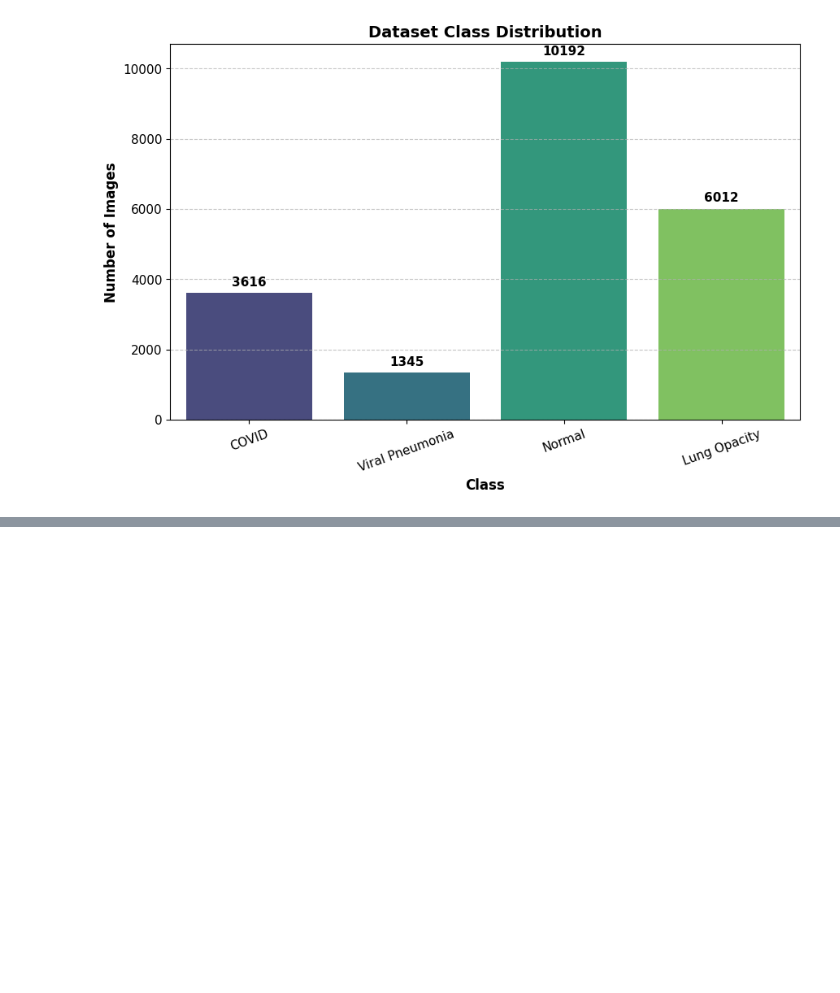
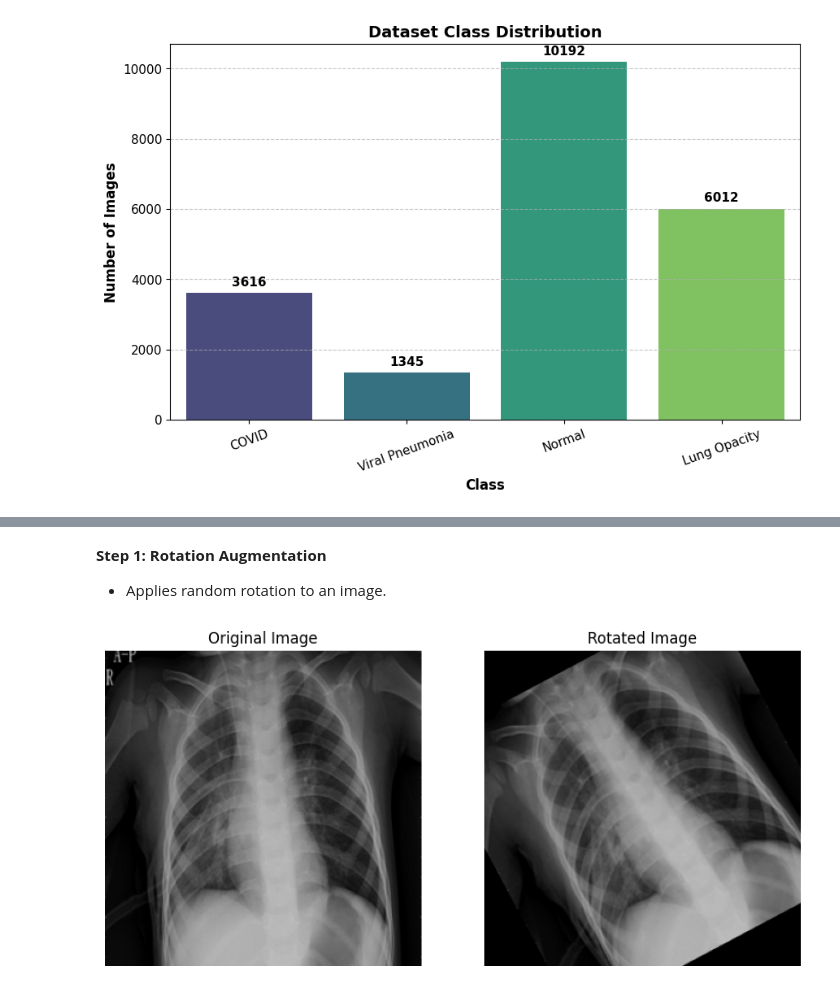
Before and after one commit to BehrozKhawar-23005633/MultiClass-Lung-Disease-Detection, a Jupyter notebook: Pneumonia_Detection.ipynb, the cells around one changed output, grey strips where cells are left out. Saved outputs shown, nothing was run; the diff lists cells and outputs as text; code cells hidden in the pictures; blank space fills up the shorter version.

```diff
--- a/Pneumonia_Detection.ipynb
+++ b/Pneumonia_Detection.ipynb
@@ -82,0 +257,48 @@ plot_class_distribution(categories, image_counts)
+# %% [markdown]
+**Step 1: Rotation Augmentation**
+
+*    Applies random rotation to an image.
+# %%
+def apply_rotation(image_path, rotation_range=30):
+
+    image = cv2.imread(image_path)
+    image = cv2.cvtColor(image, cv2.COLOR_BGR2RGB)
+
+    height, width = image.shape[:2]
+
+    # Choose a random rotation angle
+    angle = random.uniform(-rotation_range, rotation_range)
+
+    # Compute rotation matrix
+    M = cv2.getRotationMatrix2D((width // 2, height // 2), angle, 1)
+    rotated_image = cv2.warpAffine(image, M, (width, height))
+
+    return rotated_image
+
+# Select a random image from the dataset
+image_folder = "/content/drive/MyDrive/Colab Notebooks/COVID-19_Radiography_Dataset/Viral Pneumonia/images"
+sample_image = random.choice(os.listdir(image_folder))
+sample_image_path = os.path.join(image_folder, sample_image)
+
+# Apply Rotation
+rotated_image = apply_rotation(sample_image_path)
+
+# Plot Original vs Rotated Image
+original_image = cv2.imread(sample_image_path)
+original_image = cv2.cvtColor(original_image, cv2.COLOR_BGR2RGB)
+
+plt.figure(figsize=(10, 5))
+plt.subplot(1, 2, 1)
+plt.imshow(original_image)
+plt.title("Original Image")
+plt.axis("off")
+
+plt.subplot(1, 2, 2)
+plt.imshow(rotated_image)
+plt.title("Rotated Image")
+plt.axis("off")
+
+plt.savefig("rotation_augmentation.png", dpi=300, bbox_inches="tight")
+plt.show()
+# %% [output]
+[figure, added]
```
Also changed, not shown: parts of 20 cells of this notebook.
